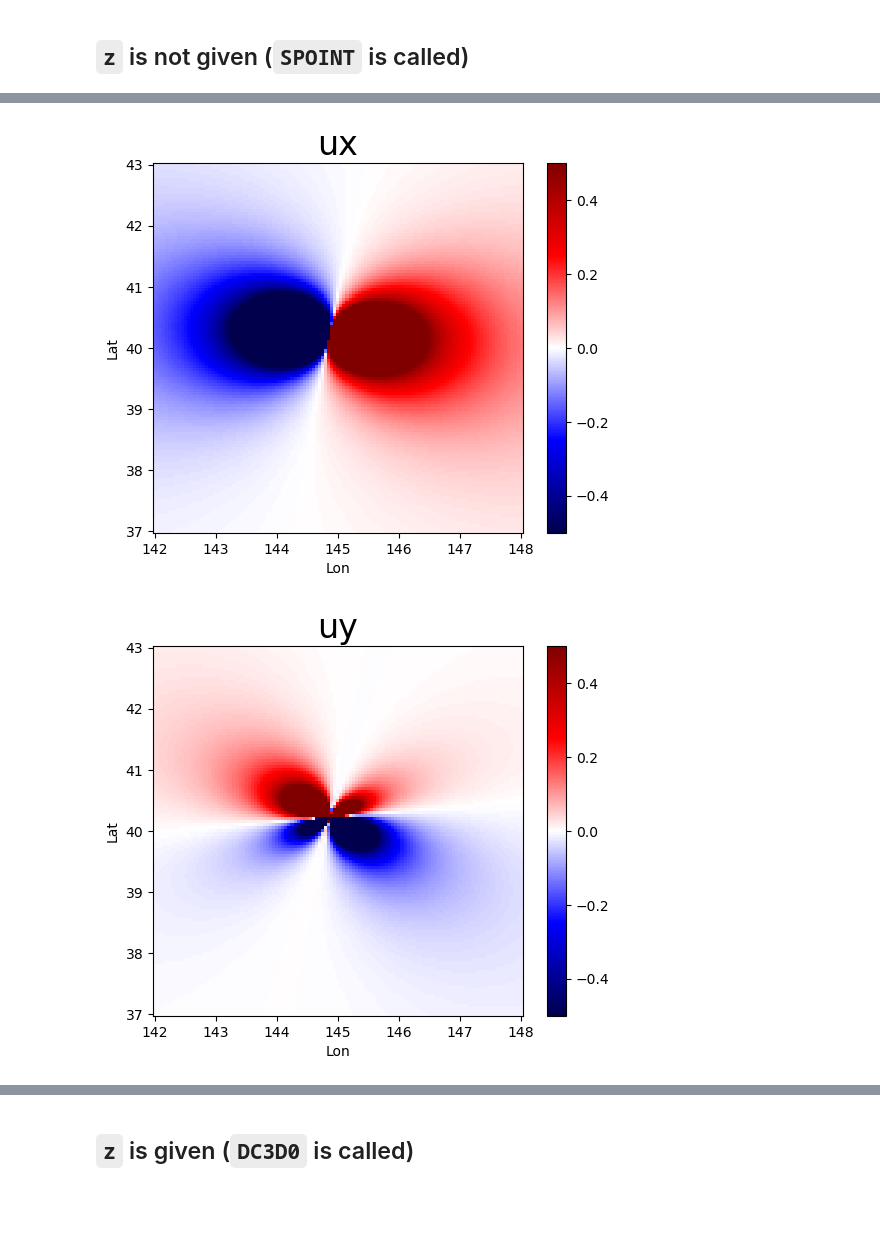
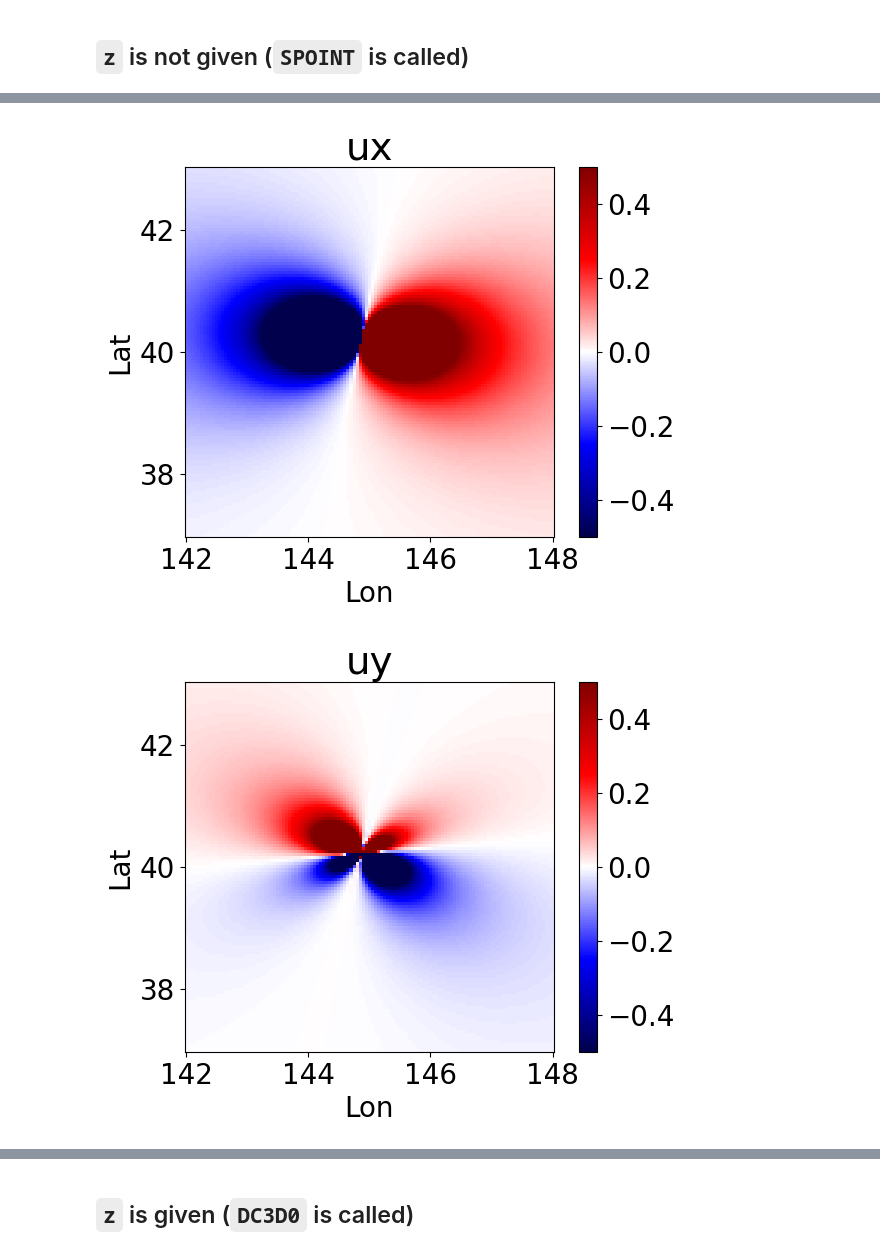
Before and after one commit to msomeya1/OkadaTorch, a Jupyter notebook: 3_OkadaWrapper_compute.ipynb, the cells around one changed output, grey strips where cells are left out. Cells and saved outputs as stored; diff of their text form; code cells hidden in the pictures; blank space fills up the shorter version.

```diff
--- a/3_OkadaWrapper_compute.ipynb
+++ b/3_OkadaWrapper_compute.ipynb
@@ -2,8 +2,8 @@
 import numpy as np
 import pyproj
 import matplotlib.pyplot as plt
+plt.rcParams["font.size"] = 20
 import torch
-
 from OkadaTorch import OkadaWrapper
 okada = OkadaWrapper()
 
@@ -87,14 +87,14 @@ out
 # %%
 for i, var in enumerate(var_list):
 
     fig, ax = plt.subplots()
     im = ax.pcolormesh(Lon, Lat, out[i].detach().numpy(), cmap="seismic", vmin=-0.5, vmax=0.5)
     ax.set_aspect("equal")
     ax.set_xlabel("Lon")
     ax.set_ylabel("Lat")
-    ax.set_title(var, fontsize=24)
+    ax.set_title(var, fontsize=28)
     fig.colorbar(im)
     fig.show()
 # %% [output]
-[figure, old version]
+[figure, new version]
-[figure, old version]
+[figure, new version]
```
Also changed, not shown: parts of 5 cells of this notebook, 6 other files.
